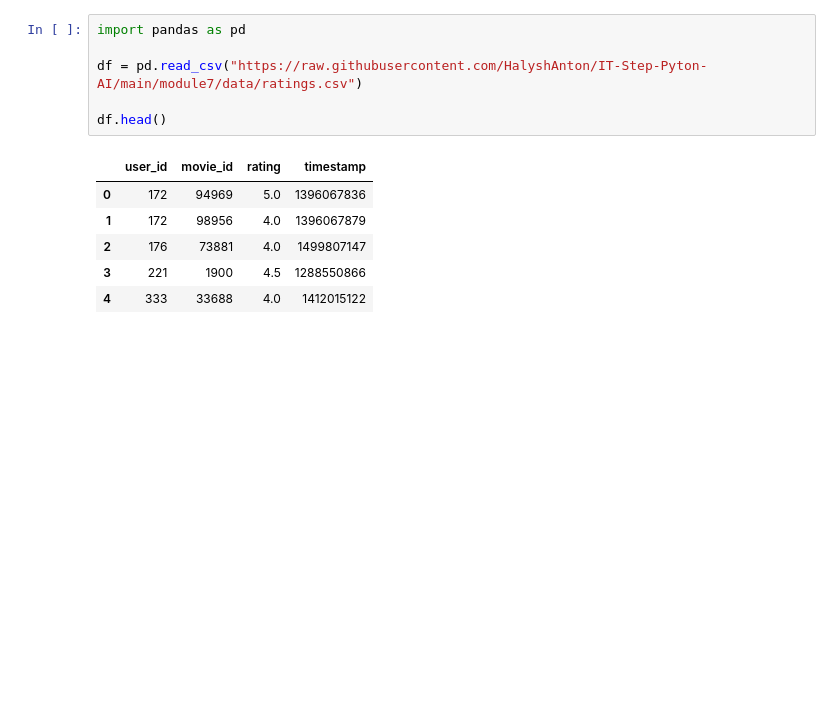
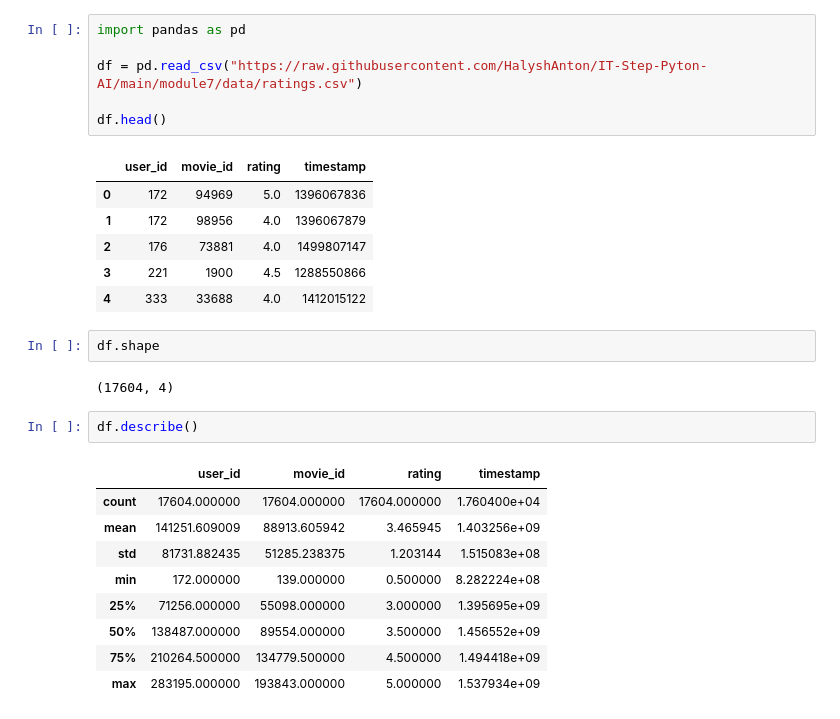
Before and after one commit to shaya-686/AI, a Jupyter notebook: ДЗ_23.ipynb, the cells around one changed output. Saved outputs shown, nothing was run; the diff lists cells and outputs as text; blank space fills up the shorter version.

```diff
--- a/ДЗ_23.ipynb
+++ b/ДЗ_23.ipynb
@@ -20,3 +20,19 @@ df.head()
 | 2 | 176 | 73881 | 4.0 | 1499807147 |
 | 3 | 221 | 1900 | 4.5 | 1288550866 |
 | 4 | 333 | 33688 | 4.0 | 1412015122 |
+# %%
+df.shape
+# %% [output]
+(17604, 4)
+# %%
+df.describe()
+# %% [output]
+|  | user_id | movie_id | rating | timestamp |
+| count | 17604.000000 | 17604.000000 | 17604.000000 | 1.760400e+04 |
+| mean | 141251.609009 | 88913.605942 | 3.465945 | 1.403256e+09 |
+| std | 81731.882435 | 51285.238375 | 1.203144 | 1.515083e+08 |
+| min | 172.000000 | 139.000000 | 0.500000 | 8.282224e+08 |
+| 25% | 71256.000000 | 55098.000000 | 3.000000 | 1.395695e+09 |
+| 50% | 138487.000000 | 89554.000000 | 3.500000 | 1.456552e+09 |
+| 75% | 210264.500000 | 134779.500000 | 4.500000 | 1.494418e+09 |
+| max | 283195.000000 | 193843.000000 | 5.000000 | 1.537934e+09 |
```
Also changed, not shown: parts of 19 cells of this notebook.
